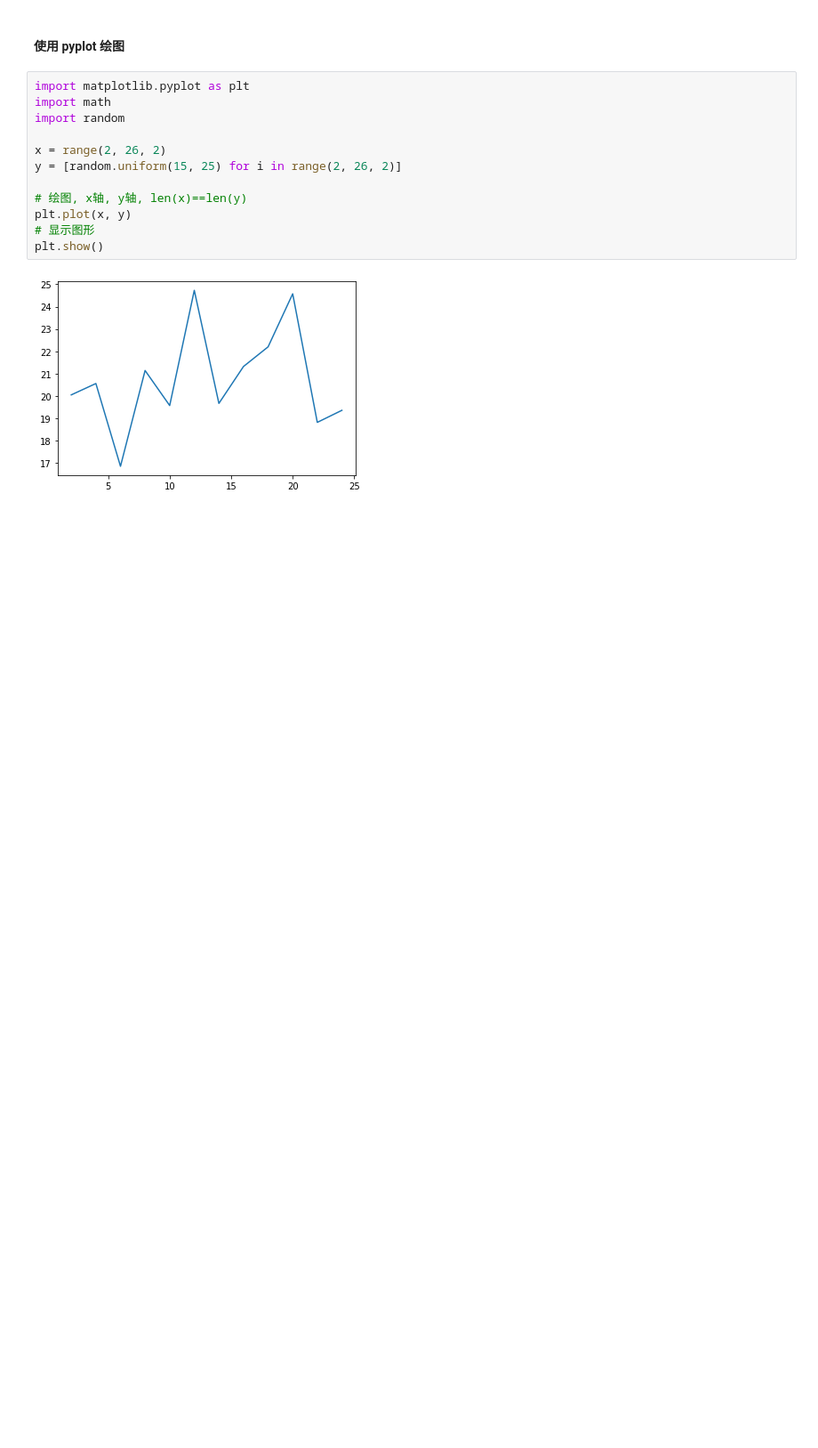
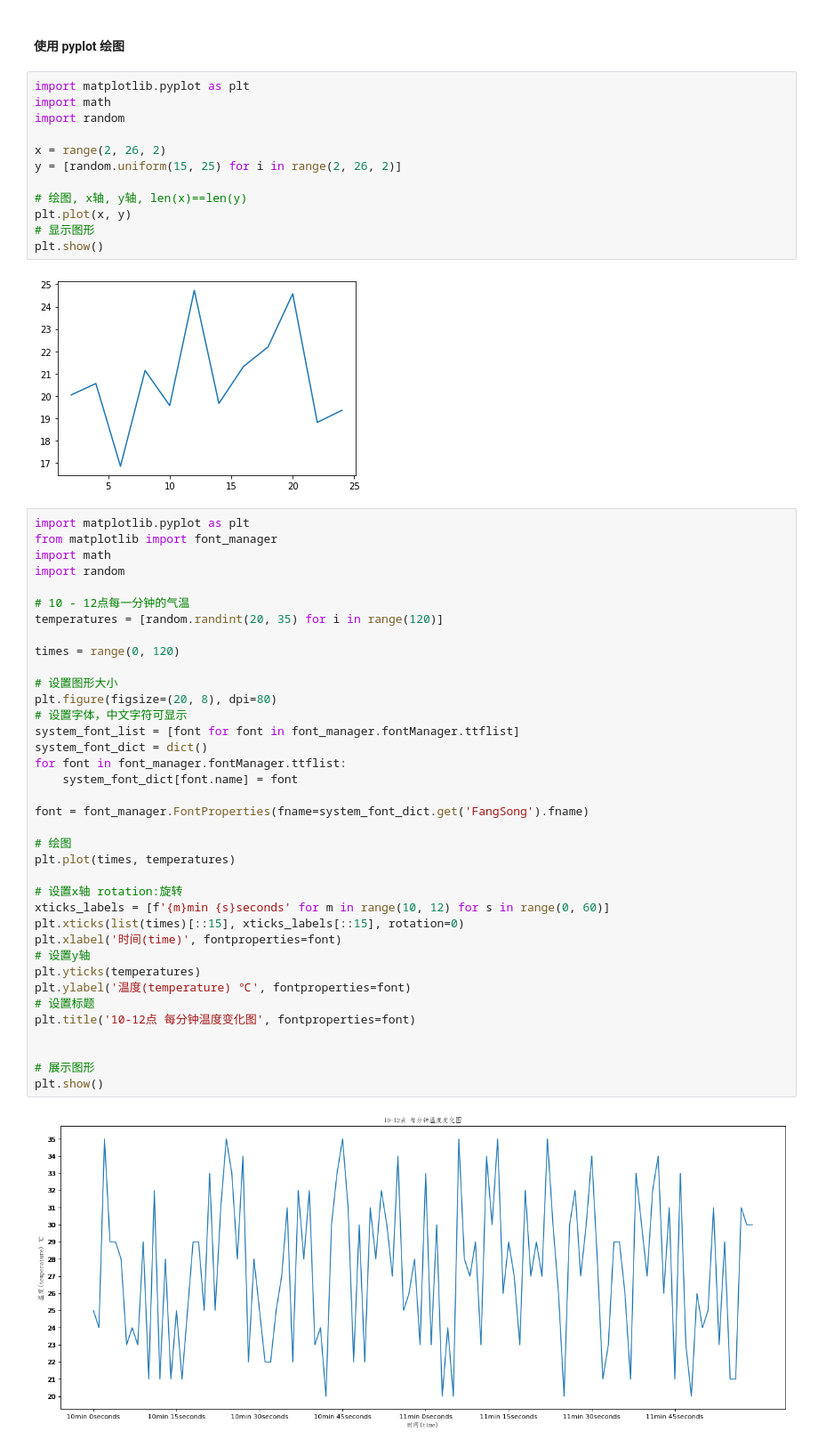
Before and after one commit to Marker-lo/data_analysis, a Jupyter notebook: pandas熟悉和掌握/pandas_numpy_matplotlib应用.ipynb, the cells around one changed output. Shown at 89% size. Cells and saved outputs as stored; diff of their text form; blank space fills up the shorter version.

Commit message:
update matplotlib test

```diff
--- a/pandas熟悉和掌握/pandas_numpy_matplotlib应用.ipynb
+++ b/pandas熟悉和掌握/pandas_numpy_matplotlib应用.ipynb
@@ -22,3 +22,42 @@ plt.plot(x, y)
 plt.show()
 # %% [output]
 [figure]
+# %%
+import matplotlib.pyplot as plt
+from matplotlib import font_manager
+import math
+import random
+
+# 10 - 12点每一分钟的气温
+temperatures = [random.randint(20, 35) for i in range(120)]
+
+times = range(0, 120)
+
+# 设置图形大小
+plt.figure(figsize=(20, 8), dpi=80)
+# 设置字体，中文字符可显示
+system_font_list = [font for font in font_manager.fontManager.ttflist]
+system_font_dict = dict()
+for font in font_manager.fontManager.ttflist:
+    system_font_dict[font.name] = font
+
+font = font_manager.FontProperties(fname=system_font_dict.get('FangSong').fname)
+
+# 绘图
+plt.plot(times, temperatures)
+
+# 设置x轴 rotation:旋转
+xticks_labels = [f'{m}min {s}seconds' for m in range(10, 12) for s in range(0, 60)]
+plt.xticks(list(times)[::15], xticks_labels[::15], rotation=0)
+plt.xlabel('时间(time)', fontproperties=font)
+# 设置y轴
+plt.yticks(temperatures)
+plt.ylabel('温度(temperature) ℃', fontproperties=font)
+# 设置标题
+plt.title('10-12点 每分钟温度变化图', fontproperties=font)
+
+
+# 展示图形
+plt.show()
+# %% [output]
+[figure, added]
```
Also changed, not shown: parts of 1 cell of this notebook.
